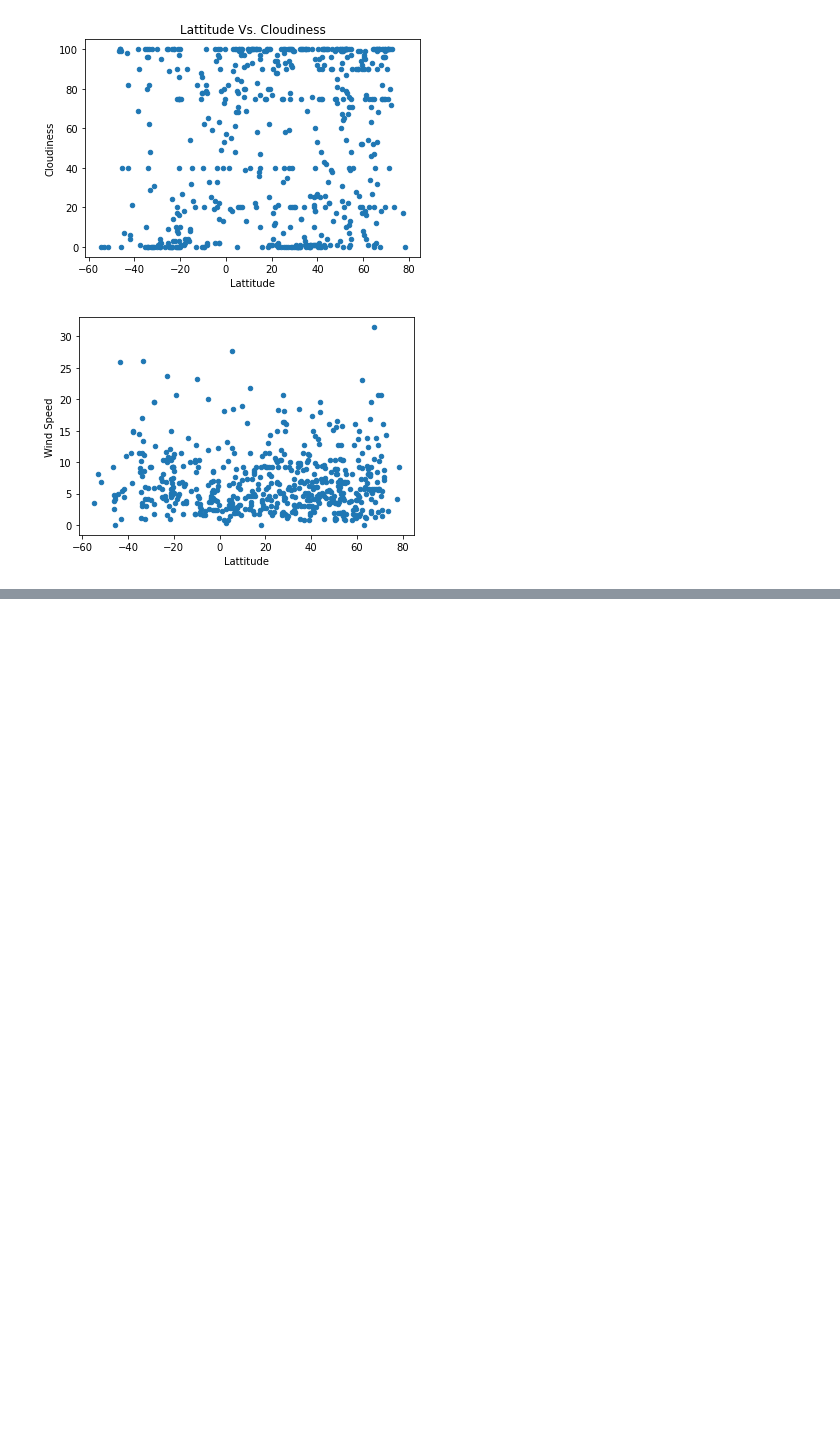
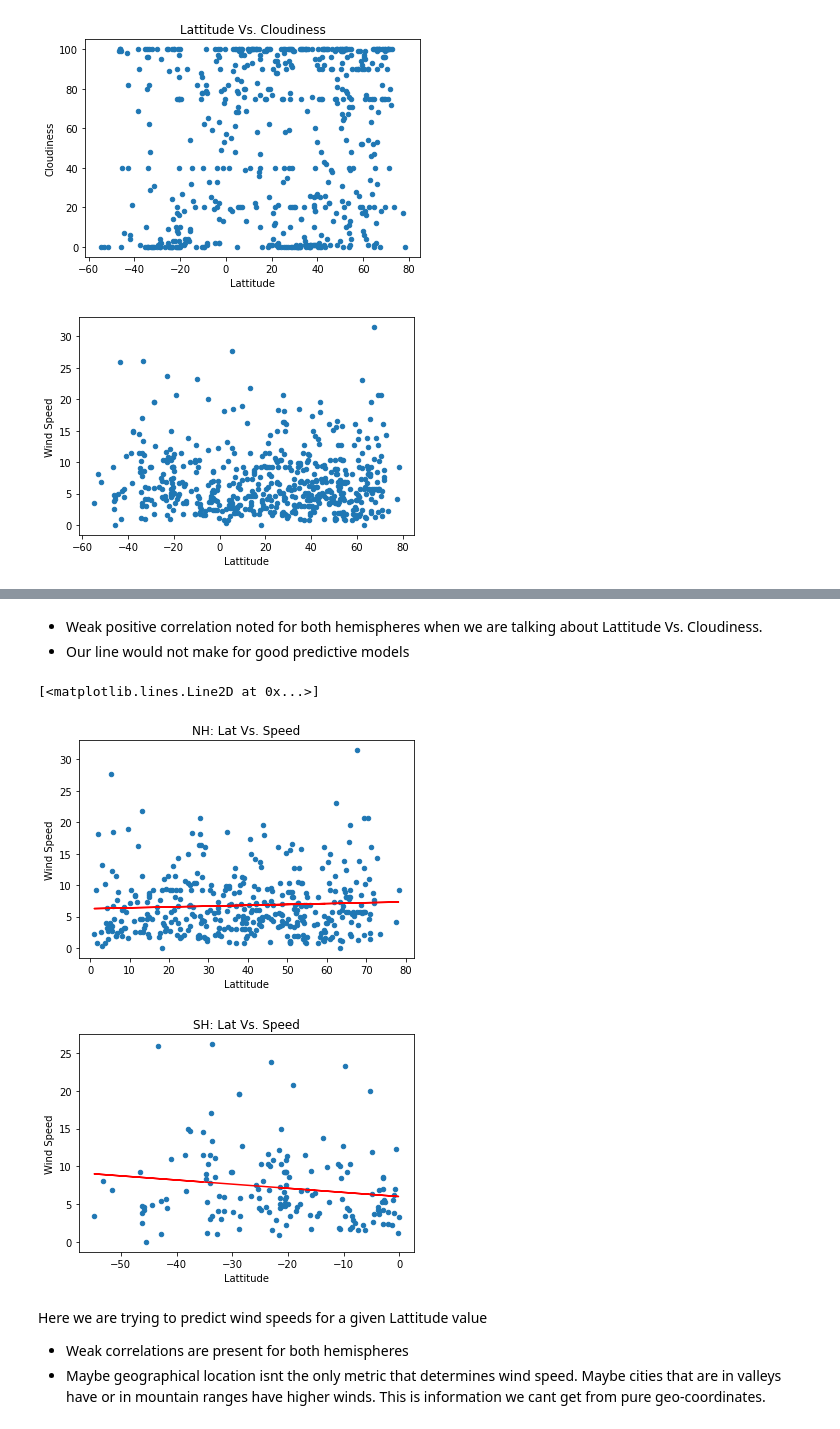
Before and after one commit to awesomepack/python-api-challenge, a Jupyter notebook: WeatherPy/WeatherPy.ipynb, the cells around one changed output, grey strips where cells are left out. Cells and saved outputs as stored; diff of their text form; code cells hidden in the pictures; blank space fills up the shorter version.

```diff
--- a/WeatherPy/WeatherPy.ipynb
+++ b/WeatherPy/WeatherPy.ipynb
@@ -153,0 +199,23 @@ sh.plot.scatter(x = 'Lattitude' , y = 'Temperature' , title= 'SH: Lattitude Vs.
+# %% [markdown]
+* Weak positive correlation noted for both hemispheres when we are talking about Lattitude Vs. Cloudiness.
+* Our line would not make for good predictive models
+# %%
+# Lattitude Vs. Wind Speed (NH , SH)
+nh.plot.scatter(x = 'Lattitude' , y = 'Wind Speed' , title = 'NH: Lat Vs. Speed');
+(ms , bs , rvals , pvals , stderrs) = linregress(nh['Lattitude'] , nh['Wind Speed']);
+n_s_regress = nh['Lattitude'] * ms + bs;
+plt.plot(nh['Lattitude'] , n_s_regress , color = 'red')
+
+#Southern Hemispheres
+sh.plot.scatter(x = 'Lattitude' , y = 'Wind Speed' , title = 'SH: Lat Vs. Speed');
+(ms2 , bs2 , rvals2 , pvals2 , stderrs2) = linregress(sh['Lattitude'] , sh['Wind Speed']);
+s_s_regress = sh['Lattitude'] * ms2 + bs2;
+plt.plot(sh['Lattitude'] , s_s_regress , color = 'red')
+# %% [output]
+[<matplotlib.lines.Line2D at 0x...>]
+[figure, added]
+[figure, added]
+# %% [markdown]
+Here we are trying to predict wind speeds for a given Lattitude value
+* Weak correlations are present for both hemispheres
+* Maybe geographical location isnt the only metric that determines wind speed. Maybe cities that are in valleys have or in mountain ranges have higher winds. This is information we cant get from pure geo-coordinates.
```
Also changed, not shown: parts of 6 cells of this notebook.
